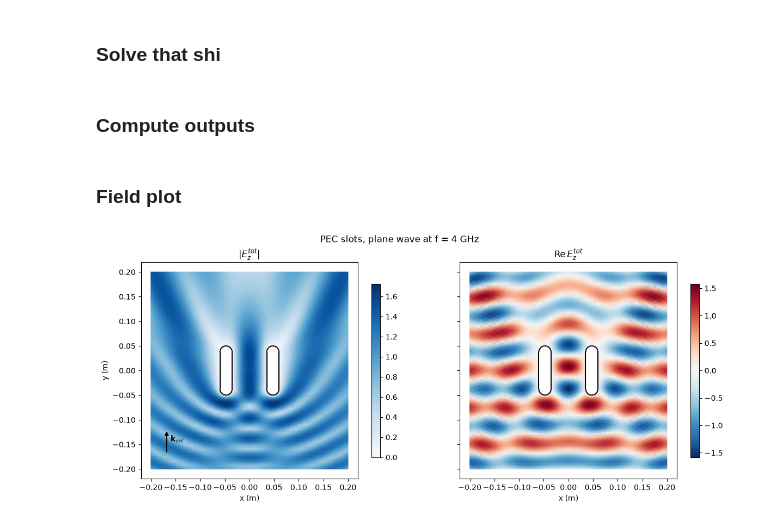
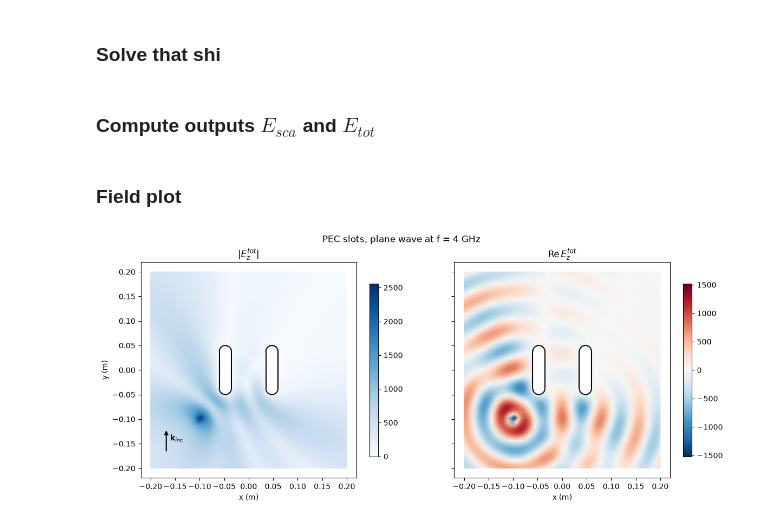
Before and after one commit to tenderribs/wifi-room-mom, a Jupyter notebook: main.ipynb, the cells around one changed output. Drawn from its saved outputs; the diff is of its cells as text; code cells hidden in the pictures.

Commit message:
Router as point source

```diff
--- a/main.ipynb
+++ b/main.ipynb
@@ -72,21 +94,18 @@ def line_path(r1: np.ndarray, r2: np.ndarray, t: float) -> np.ndarray:
 # %%
-N = boundary.node_idxs.shape[0]  # number of boundary elements
+P = nodes.xy.shape[0]  # number of mesh nodes (observation points)
+N = pec_boundary.node_idxs.shape[0]  # number of boundary elements
 
 
 K = np.zeros((N, N), dtype=complex)
 b = np.zeros((N, 1), dtype=complex)
 
-xy = nodes.xy[boundary.node_idxs]  # (N, 2 ends, 2 coords)
-
+pec_xy: NDArray[np.floating] = nodes.xy[pec_boundary.node_idxs]  # (N, 2 ends, 2 coords)
 
 # Vectors
-d = xy[:, 1, :] - xy[:, 0, :]  # edge vector
-r = xy.mean(axis=1)  # edge center (N, 2 coords)
+d = pec_xy[:, 1, :] - pec_xy[:, 0, :]  # edge vector
+r = pec_xy.mean(axis=1)  # edge center (N, 2 coords)
 n = np.stack([r[:, 1], -r[:, 0]], axis=1)  # edge normal vector
 
-# Incoming field
-Einc = E0 * np.exp(-1j * np.dot(r, KPW))
-dEinc_n = -1j * Einc * np.dot(n, KPW)
 
 # Kij = integral(G) along Lj,
 for i in range(N):  # observation point
@@ -96,7 +115,7 @@ for i in range(N):  # observation point
         # split in two for singularity at integration edges
         i1, i1_err = integrate.quad(
             lambda t: Lj
-            * green_sca_2d(line_path(xy[j, 0, :], xy[j, 1, :], t), r[i, :]),
+            * green_sca_2d(line_path(pec_xy[j, 0, :], pec_xy[j, 1, :], t), r[i, :]),
             a=0.0,
             b=0.5,
             complex_func=True,
@@ -104,7 +123,7 @@ for i in range(N):  # observation point
 
         i2, i2_err = integrate.quad(
             lambda t: Lj
-            * green_sca_2d(line_path(xy[j, 0, :], xy[j, 1, :], t), r[i, :]),
+            * green_sca_2d(line_path(pec_xy[j, 0, :], pec_xy[j, 1, :], t), r[i, :]),
             a=0.5,
             b=1.0,
             complex_func=True,
@@ -112,27 +131,30 @@ for i in range(N):  # observation point
 
         K[i, j] = i1 + i2
 
-b = Einc
+# Incoming field
+if SRC == "plane_wave":
+    b = plane_wave(r)  # (P,)
+else:
+    b = cylindrical_wave(r=r, rs=rs)
 # %% [markdown]
 ### Solve that shi
 # %%
 dEz_n = np.linalg.solve(K, b)
 # %% [markdown]
-### Compute outputs
+### Compute outputs $E_{sca}$ and $E_{tot}$
 # %%
 Lj = np.linalg.norm(d, axis=1)  # (N,) edge lengths
-P = nodes.xy.shape[0]  # number of mesh nodes (observation points)
 
-Einc = E0 * np.exp(-1j * np.dot(nodes.xy, KPW))  # (P,)
 Esca = np.zeros(P, dtype=complex)
-
-# Nodes on the PEC edges
-pec_nodes = set(boundary.node_idxs.ravel().tolist())
+if SRC == "plane_wave":
+    Esrc = plane_wave(nodes.xy)
+else:
+    Esrc = cylindrical_wave(r=nodes.xy, rs=rs)
 
 for p in range(P):
-    # PEC boundary condition: E_tot = 0, so Esca = -Einc
+    # PEC boundary condition: E_tot = 0, so Esca = -Esrc
     if p in pec_nodes:
-        Esca[p] = -Einc[p]
+        Esca[p] = -Esrc[p]
         continue
 
     Esca[p], Esca_err = integrate.quad(
@@ -141,7 +163,7 @@ for p in range(P):
             Lj
             * green_sca_2d(
                 r=nodes.xy[p, :],
-                rp=line_path(r1=xy[:, 0, :], r2=xy[:, 1, :], t=t),
+                rp=line_path(r1=pec_xy[:, 0, :], r2=pec_xy[:, 1, :], t=t),
             )
             * dEz_n
         ),
@@ -150,7 +172,7 @@ for p in range(P):
         complex_func=True,
     )
 
-Etot = Einc + Esca
+Etot = Esrc + Esca
 # %% [markdown]
 ### Field plot
 # %%
@@ -172,32 +194,32 @@ panels = [
         r"$\mathrm{Re}\,E_z^{tot}$",
     ),
 ]
 for ax, field, cmap, lims, label in panels:
     im = ax.tripcolor(tri, field, shading="gouraud", cmap=cmap, **lims)
     # PEC outlines (the slots are holes in the mesh)
-    ax.add_collection(LineCollection(xy, colors="black", linewidths=1.5))
+    ax.add_collection(LineCollection(list(pec_xy), colors="black", linewidths=1.5))
     ax.set_aspect("equal")
     ax.set_xlabel("x (m)")
     ax.set_title(label)
     fig.colorbar(im, ax=ax, shrink=0.8)
 axes[0].set_ylabel("y (m)")
 
 # Direction of the incident plane wave
 k_hat = KPW / np.linalg.norm(KPW)
 x0, y0 = nodes.xy.min(axis=0)
 span = np.ptp(nodes.xy, axis=0).min()
 axes[0].annotate(
     "",
     xy=(
         x0 + 0.08 * span + 0.12 * span * k_hat[0],
         y0 + 0.08 * span + 0.12 * span * k_hat[1],
     ),
     xytext=(x0 + 0.08 * span, y0 + 0.08 * span),
     arrowprops=dict(arrowstyle="-|>", color="black", lw=1.5),
 )
 axes[0].text(x0 + 0.1 * span, y0 + 0.14 * span, r"$\mathbf{k}_{inc}$")
 
 fig.suptitle(f"PEC slots, plane wave at f = {F_HZ / 1e9:.0f} GHz")
 plt.show()
 # %% [output]
-[figure, old version]
+[figure, new version]
```
Also changed, not shown: parts of 6 cells of this notebook, 4 other files.
